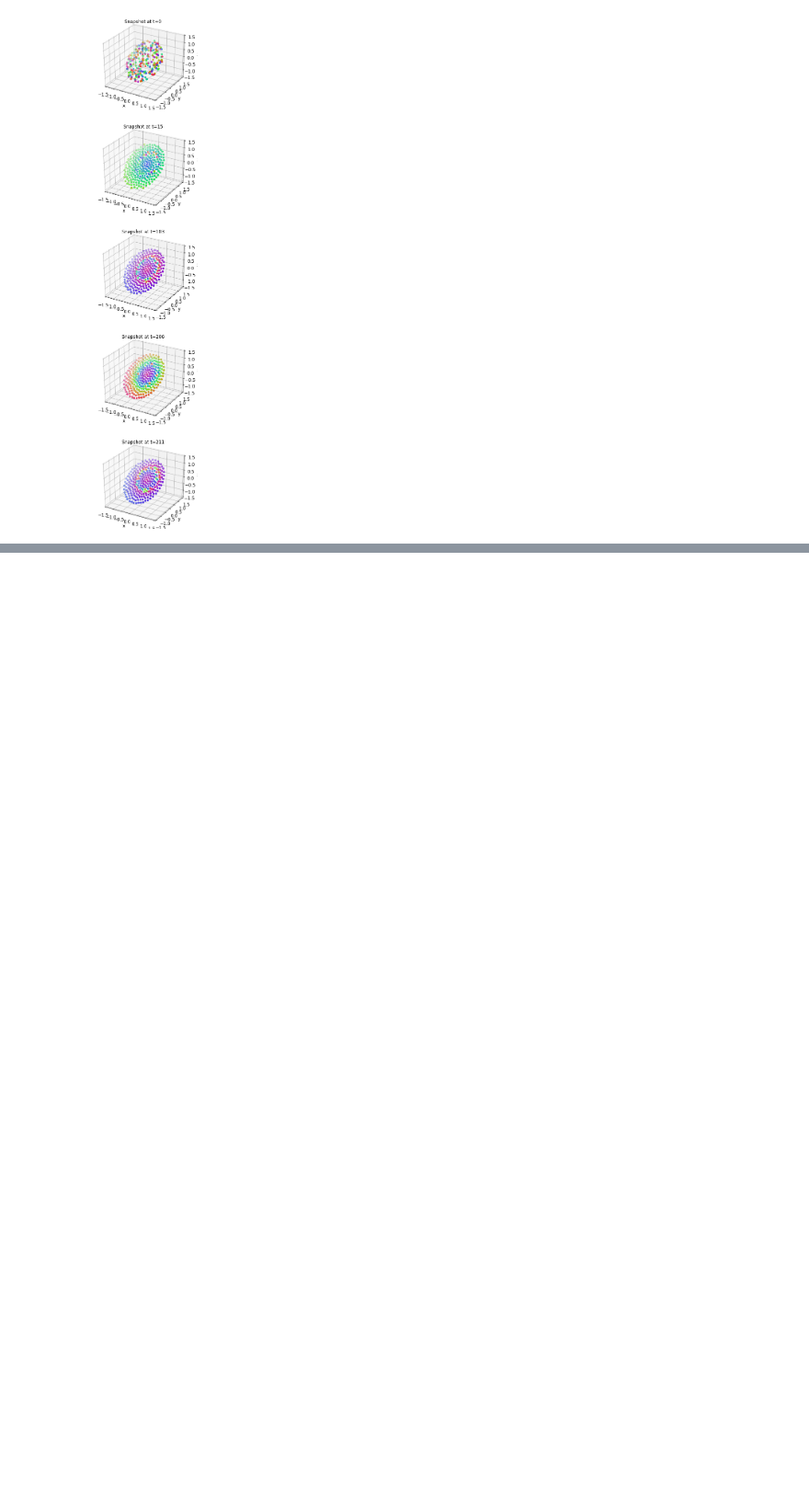
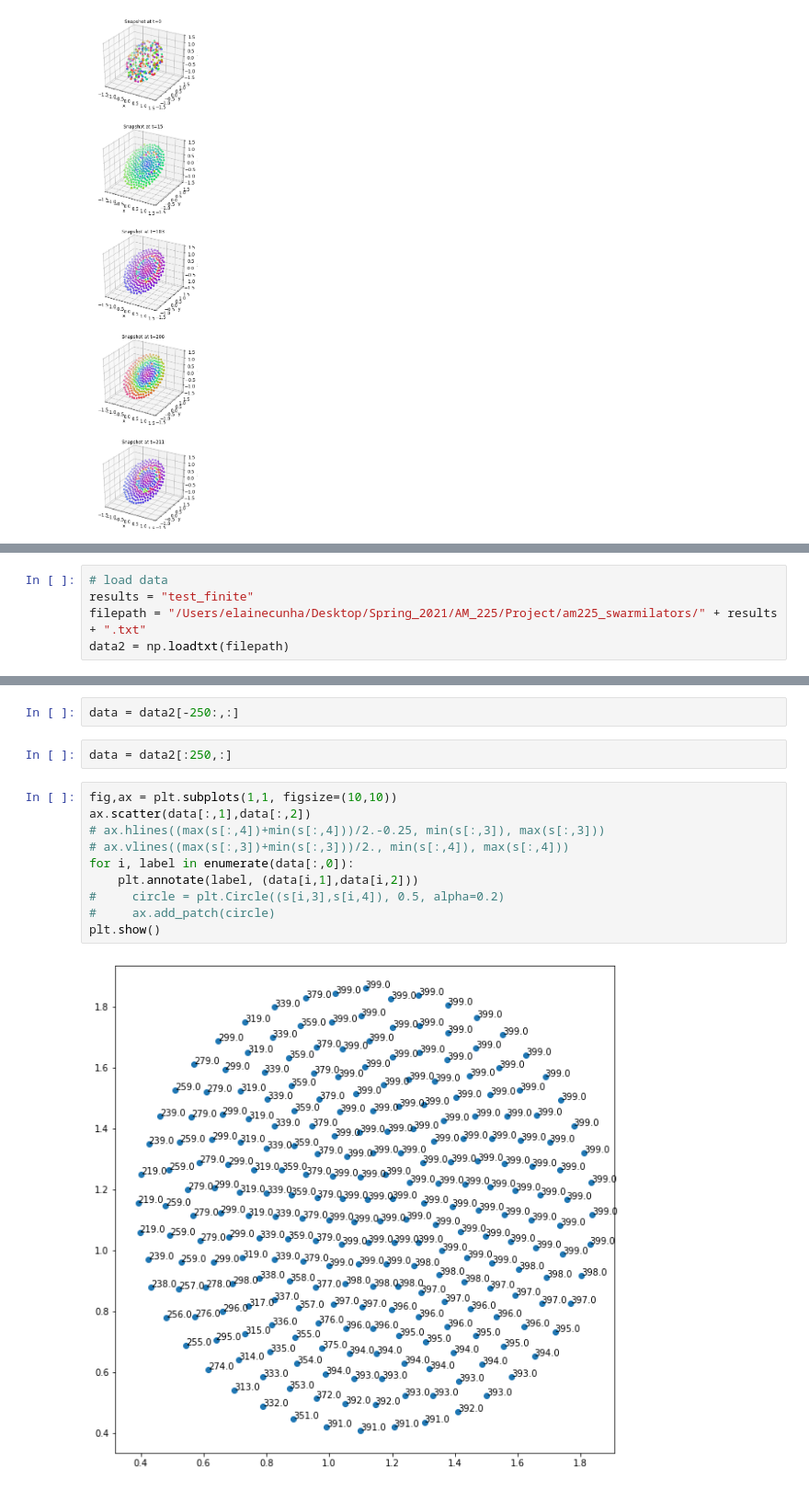
Before and after one commit to jscuds/am225_swarmalators, a Jupyter notebook: Figures.ipynb, the cells around one changed output, grey strips where cells are left out. Shown at 92% size. Saved outputs shown, nothing was run; the diff lists cells and outputs as text; blank space fills up the shorter version.

```diff
--- a/Figures.ipynb
+++ b/Figures.ipynb
@@ -92,0 +187,5 @@ plt.show()
+# %%
+# load data
+results = "test_finite"
+filepath = "/Users/elainecunha/Desktop/Spring_2021/AM_225/Project/am225_swarmilators/" + results + ".txt"
+data2 = np.loadtxt(filepath)
@@ -92,0 +196,16 @@ plt.show()
+# %%
+data = data2[-250:,:]
+# %%
+data = data2[:250,:]
+# %%
+fig,ax = plt.subplots(1,1, figsize=(10,10))
+ax.scatter(data[:,1],data[:,2])
+# ax.hlines((max(s[:,4])+min(s[:,4]))/2.-0.25, min(s[:,3]), max(s[:,3]))
+# ax.vlines((max(s[:,3])+min(s[:,3]))/2., min(s[:,4]), max(s[:,4]))
+for i, label in enumerate(data[:,0]):
+    plt.annotate(label, (data[i,1],data[i,2]))
+#     circle = plt.Circle((s[i,3],s[i,4]), 0.5, alpha=0.2)
+#     ax.add_patch(circle)
+plt.show()
+# %% [output]
+[figure, added]
```
Also changed, not shown: parts of 20 cells of this notebook, 4 other files.
